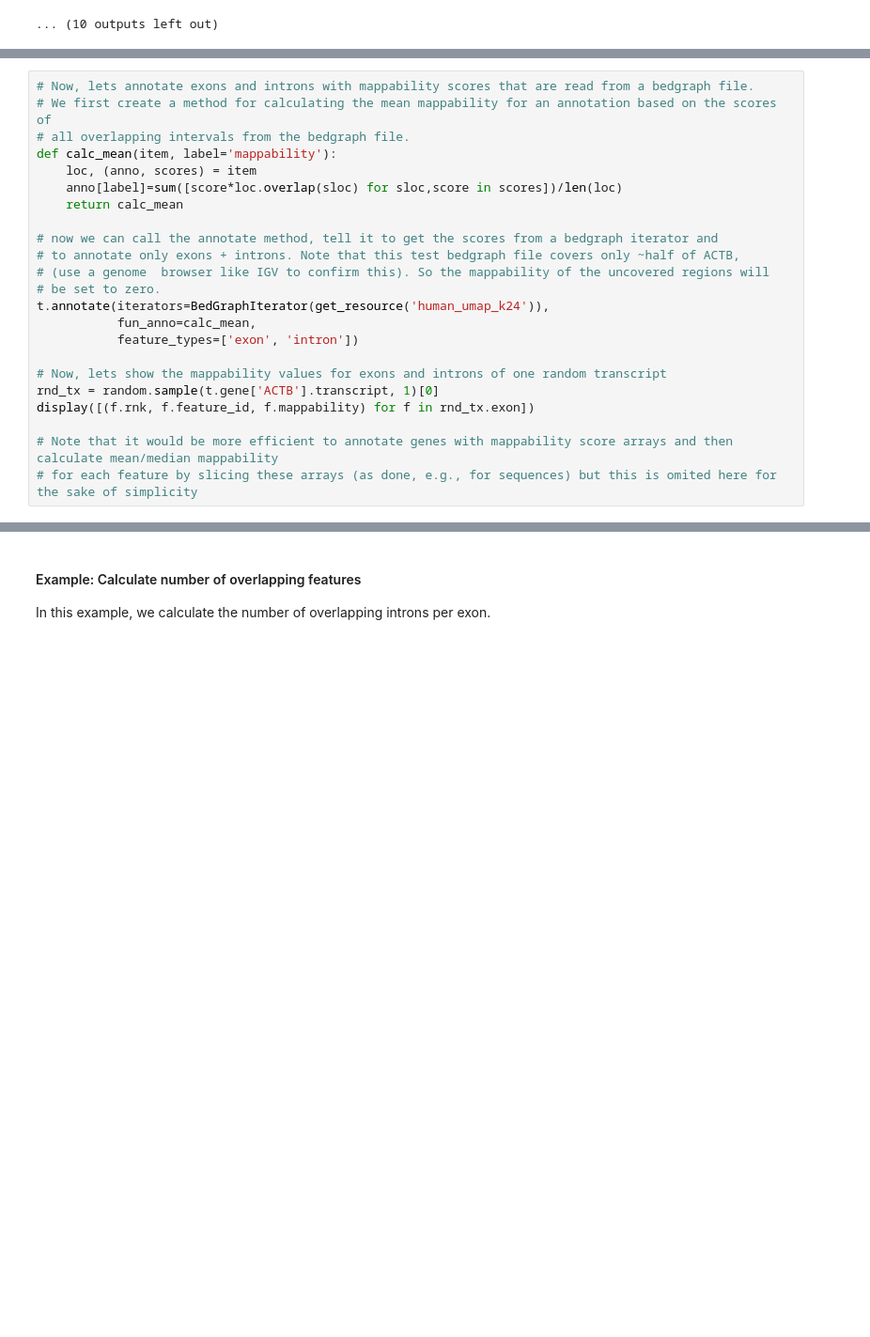
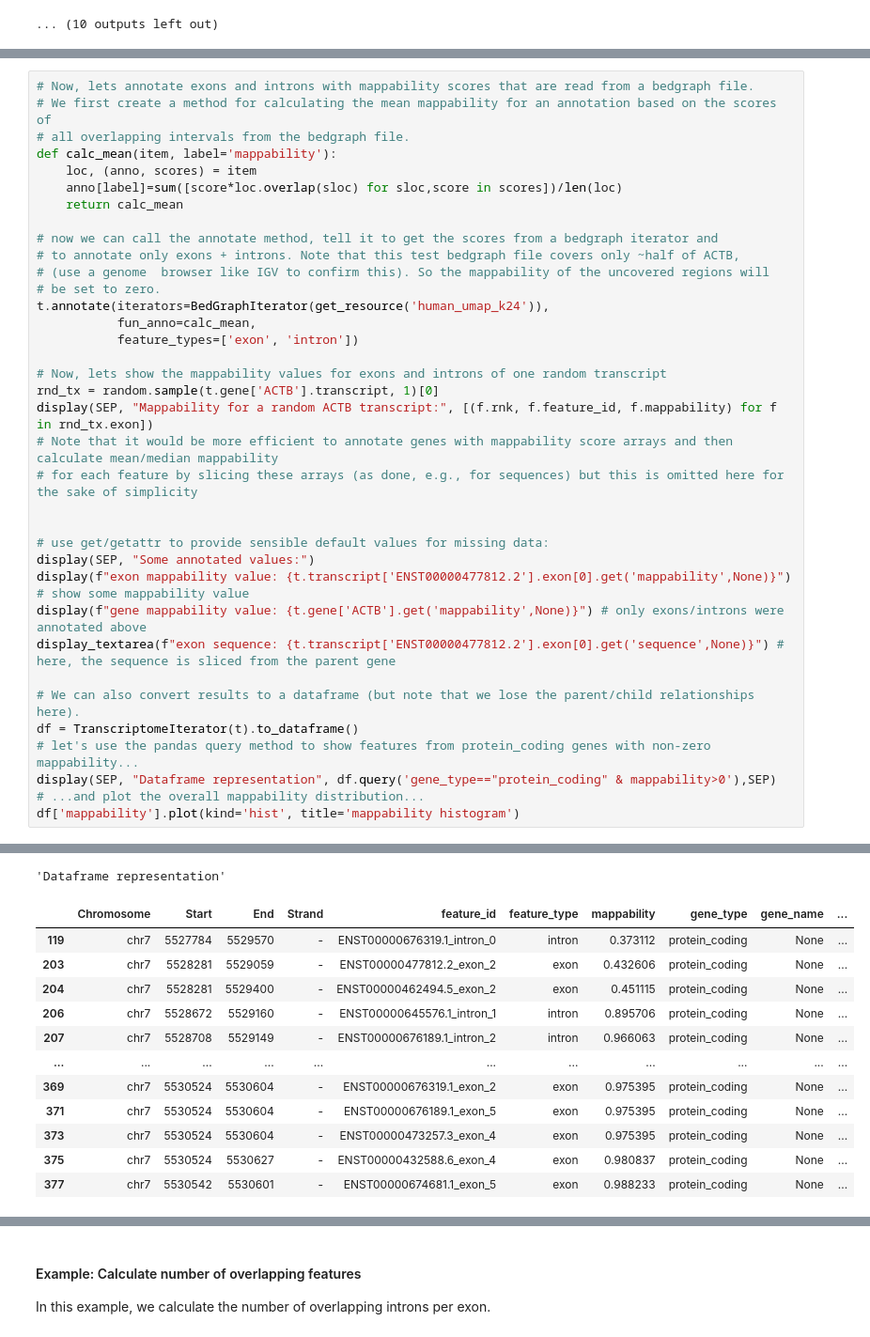
Before and after one commit to popitsch/rnalib, a Jupyter notebook: notebooks/README.ipynb, the cells around one changed output, grey strips where cells are left out. Shown at 94% size. Saved outputs shown, nothing was run; the diff lists cells and outputs as text; blank space fills up the shorter version.

```diff
--- a/notebooks/README.ipynb
+++ b/notebooks/README.ipynb
@@ -722,8 +824,21 @@ t.annotate(iterators=BedGraphIterator(get_resource('human_umap_k24')),
 
 # Now, lets show the mappability values for exons and introns of one random transcript
 rnd_tx = random.sample(t.gene['ACTB'].transcript, 1)[0]
-display([(f.rnk, f.feature_id, f.mappability) for f in rnd_tx.exon])
+display(SEP, "Mappability for a random ACTB transcript:", [(f.rnk, f.feature_id, f.mappability) for f in rnd_tx.exon])
+# Note that it would be more efficient to annotate genes with mappability score arrays and then calculate mean/median mappability
+# for each feature by slicing these arrays (as done, e.g., for sequences) but this is omitted here for the sake of simplicity
 
-# Note that it would be more efficient to annotate genes with mappability score arrays and then calculate mean/median mappability
-# for each feature by slicing these arrays (as done, e.g., for sequences) but this is omited here for the sake of simplicity
+
+# use get/getattr to provide sensible default values for missing data:
+display(SEP, "Some annotated values:")
+display(f"exon mappability value: {t.transcript['ENST00000477812.2'].exon[0].get('mappability',None)}") # show some mappability value
+display(f"gene mappability value: {t.gene['ACTB'].get('mappability',None)}") # only exons/introns were annotated above
+display_textarea(f"exon sequence: {t.transcript['ENST00000477812.2'].exon[0].get('sequence',None)}") # here, the sequence is sliced from the parent gene
+
+# We can also convert results to a dataframe (but note that we lose the parent/child relationships here).
+df = TranscriptomeIterator(t).to_dataframe()
+# let's use the pandas query method to show features from protein_coding genes with non-zero mappability...
+display(SEP, "Dataframe representation", df.query('gene_type=="protein_coding" & mappability>0'),SEP)
+# ...and plot the overall mappability distribution...
+df['mappability'].plot(kind='hist', title='mappability histogram')
 # %% [output]
@@ -735,0 +858,13 @@ display([(f.rnk, f.feature_id, f.mappability) for f in rnd_tx.exon])
+'Dataframe representation'
+|  | Chromosome | Start | End | Strand | feature_id | feature_type | mappability | gene_type | gene_name | ... |
+| 119 | chr7 | 5527784 | 5529570 | - | ENST00000676319.1_intron_0 | intron | 0.373112 | protein_coding | None | ... |
+| 203 | chr7 | 5528281 | 5529059 | - | ENST00000477812.2_exon_2 | exon | 0.432606 | protein_coding | None | ... |
+| 204 | chr7 | 5528281 | 5529400 | - | ENST00000462494.5_exon_2 | exon | 0.451115 | protein_coding | None | ... |
+| 206 | chr7 | 5528672 | 5529160 | - | ENST00000645576.1_intron_1 | intron | 0.895706 | protein_coding | None | ... |
+| 207 | chr7 | 5528708 | 5529149 | - | ENST00000676189.1_intron_2 | intron | 0.966063 | protein_coding | None | ... |
+| ... | ... | ... | ... | ... | ... | ... | ... | ... | ... | ... |
+| 369 | chr7 | 5530524 | 5530604 | - | ENST00000676319.1_exon_2 | exon | 0.975395 | protein_coding | None | ... |
+| 371 | chr7 | 5530524 | 5530604 | - | ENST00000676189.1_exon_5 | exon | 0.975395 | protein_coding | None | ... |
+| 373 | chr7 | 5530524 | 5530604 | - | ENST00000473257.3_exon_4 | exon | 0.975395 | protein_coding | None | ... |
+| 375 | chr7 | 5530524 | 5530627 | - | ENST00000432588.6_exon_4 | exon | 0.980837 | protein_coding | None | ... |
+| 377 | chr7 | 5530542 | 5530601 | - | ENST00000674681.1_exon_5 | exon | 0.988233 | protein_coding | None | ... |
```
Also changed, not shown: parts of 65 cells of this notebook, 22 other files.
